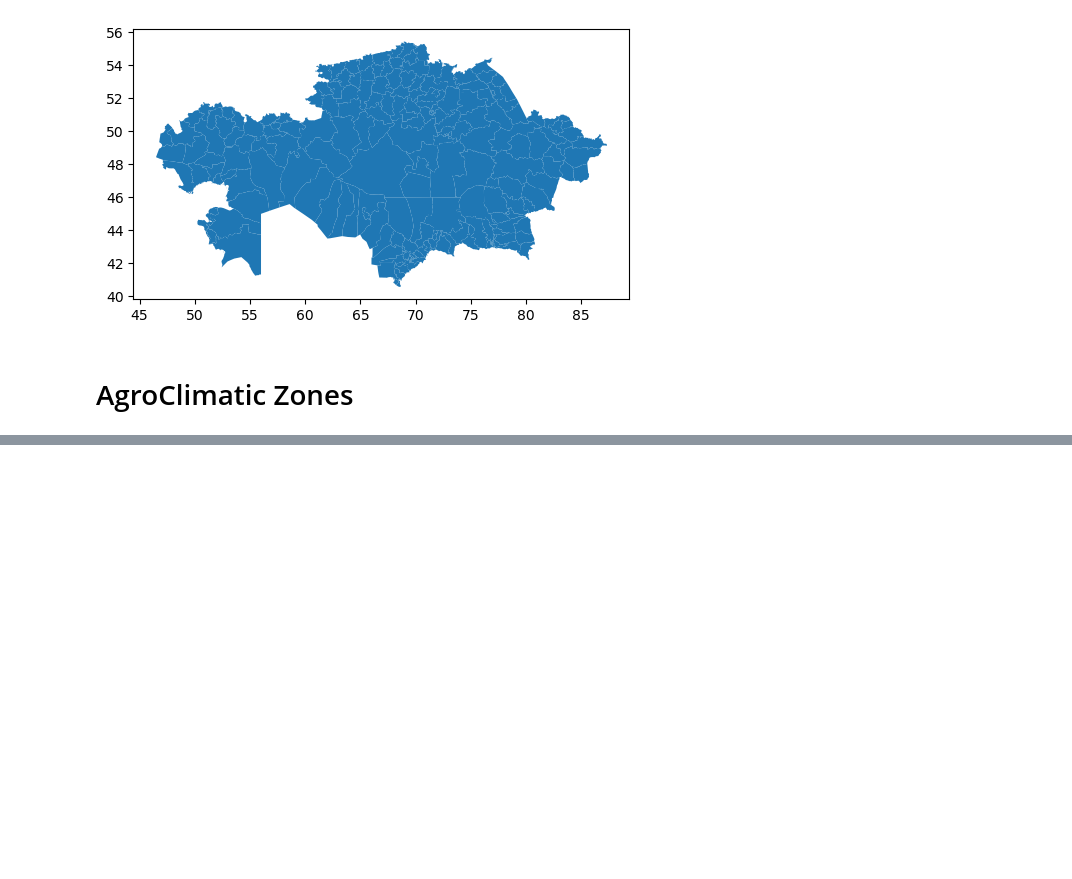
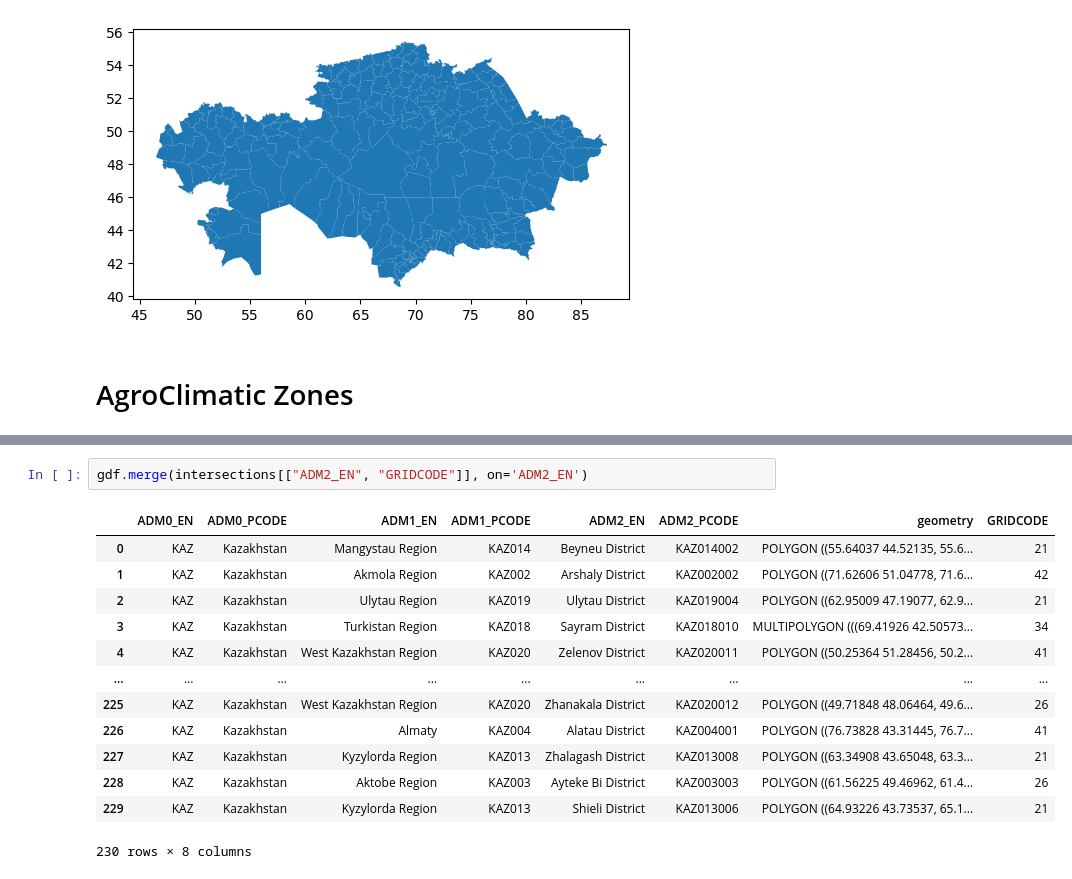
Before and after one commit to Yerlan999/LocustsControlProject-KazATU, a Jupyter notebook: Locusts Control Project.ipynb, the cells around one changed output, grey strips where cells are left out. Saved outputs shown, nothing was run; the diff lists cells and outputs as text; blank space fills up the shorter version.

```diff
--- a/Locusts Control Project.ipynb
+++ b/Locusts Control Project.ipynb
@@ -126,0 +126,16 @@ plt.show()
+# %%
+gdf.merge(intersections[["ADM2_EN", "GRIDCODE"]], on='ADM2_EN')
+# %% [output]
+|  | ADM0_EN | ADM0_PCODE | ADM1_EN | ADM1_PCODE | ADM2_EN | ADM2_PCODE | geometry | GRIDCODE |
+| 0 | KAZ | Kazakhstan | Mangystau Region | KAZ014 | Beyneu District | KAZ014002 | POLYGON ((55.64037 44.52135, 55.6... | 21 |
+| 1 | KAZ | Kazakhstan | Akmola Region | KAZ002 | Arshaly District | KAZ002002 | POLYGON ((71.62606 51.04778, 71.6... | 42 |
+| 2 | KAZ | Kazakhstan | Ulytau Region | KAZ019 | Ulytau District | KAZ019004 | POLYGON ((62.95009 47.19077, 62.9... | 21 |
+| 3 | KAZ | Kazakhstan | Turkistan Region | KAZ018 | Sayram District | KAZ018010 | MULTIPOLYGON (((69.41926 42.50573... | 34 |
+| 4 | KAZ | Kazakhstan | West Kazakhstan Region | KAZ020 | Zelenov District | KAZ020011 | POLYGON ((50.25364 51.28456, 50.2... | 41 |
+| ... | ... | ... | ... | ... | ... | ... | ... | ... |
+| 225 | KAZ | Kazakhstan | West Kazakhstan Region | KAZ020 | Zhanakala District | KAZ020012 | POLYGON ((49.71848 48.06464, 49.6... | 26 |
+| 226 | KAZ | Kazakhstan | Almaty | KAZ004 | Alatau District | KAZ004001 | POLYGON ((76.73828 43.31445, 76.7... | 41 |
+| 227 | KAZ | Kazakhstan | Kyzylorda Region | KAZ013 | Zhalagash District | KAZ013008 | POLYGON ((63.34908 43.65048, 63.3... | 21 |
+| 228 | KAZ | Kazakhstan | Aktobe Region | KAZ003 | Ayteke Bi District | KAZ003003 | POLYGON ((61.56225 49.46962, 61.4... | 26 |
+| 229 | KAZ | Kazakhstan | Kyzylorda Region | KAZ013 | Shieli District | KAZ013006 | POLYGON ((64.93226 43.73537, 65.1... | 21 |
+230 rows × 8 columns
```
Also changed, not shown: parts of 10 cells of this notebook, 10 other files.
